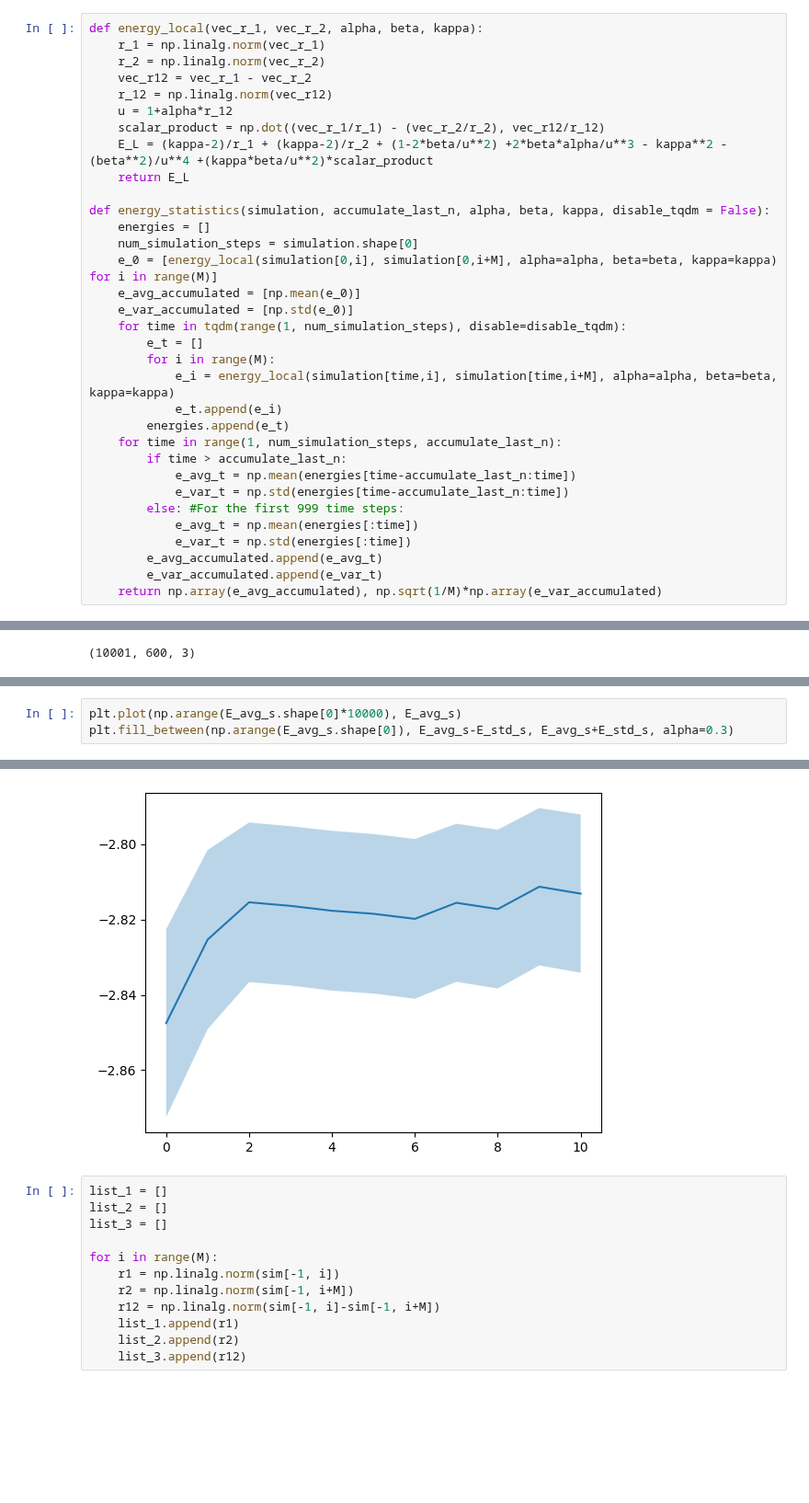
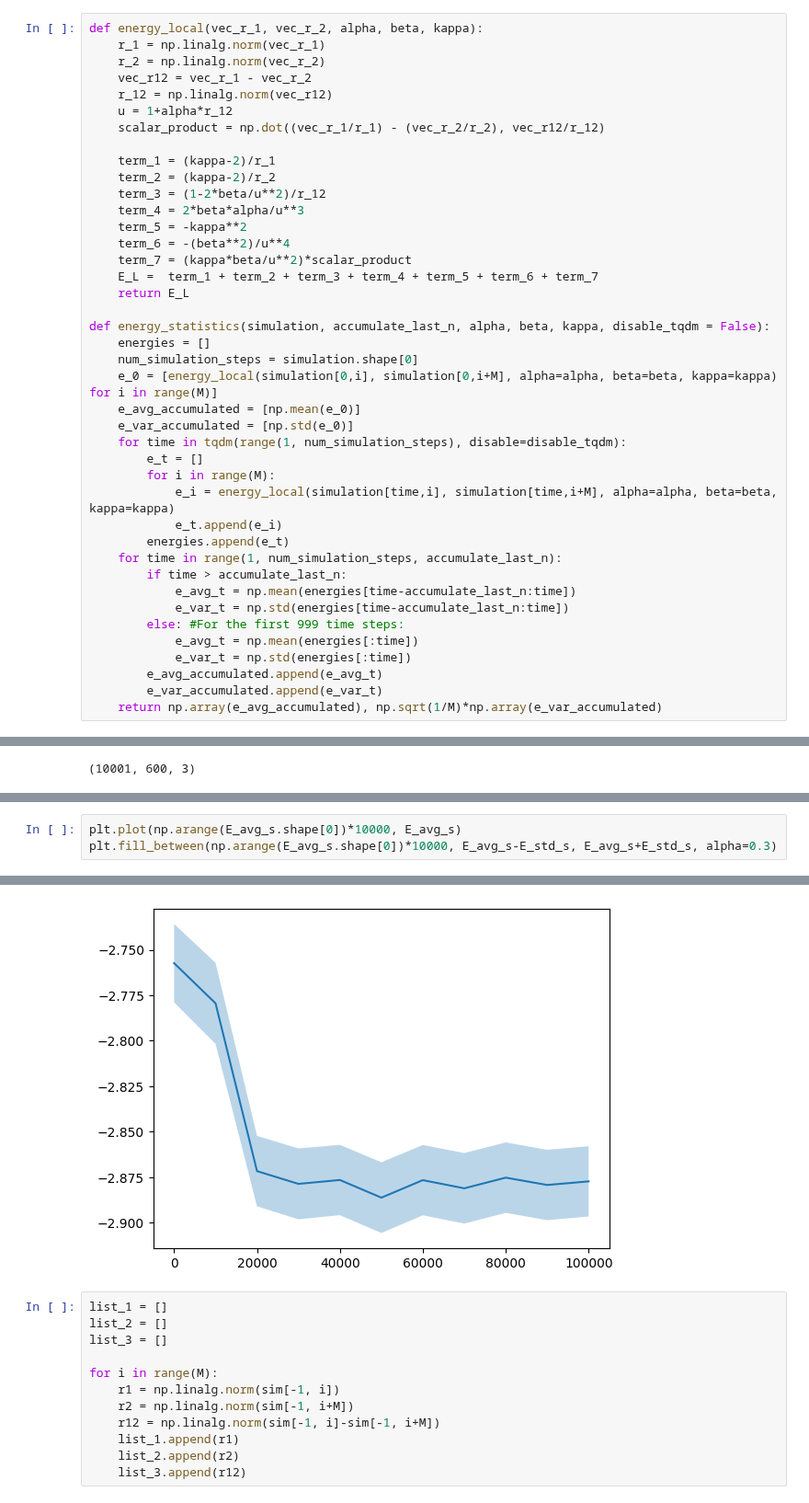
Before and after one commit to corinnawegner/Computational-physics, a Jupyter notebook: Project 5/Problem 1.ipynb, the cells around one changed output, grey strips where cells are left out. Shown at 92% size. Saved outputs shown, nothing was run; the diff lists cells and outputs as text; blank space fills up the shorter version.

```diff
--- a/Project 5/Problem 1.ipynb
+++ b/Project 5/Problem 1.ipynb
@@ -92,7 +92,15 @@ def energy_local(vec_r_1, vec_r_2, alpha, beta, kappa):
     r_12 = np.linalg.norm(vec_r12)
     u = 1+alpha*r_12
     scalar_product = np.dot((vec_r_1/r_1) - (vec_r_2/r_2), vec_r12/r_12)
-    E_L = (kappa-2)/r_1 + (kappa-2)/r_2 + (1-2*beta/u**2) +2*beta*alpha/u**3 - kappa**2 - (beta**2)/u**4 +(kappa*beta/u**2)*scalar_product
+
+    term_1 = (kappa-2)/r_1
+    term_2 = (kappa-2)/r_2
+    term_3 = (1-2*beta/u**2)/r_12
+    term_4 = 2*beta*alpha/u**3
+    term_5 = -kappa**2
+    term_6 = -(beta**2)/u**4
+    term_7 = (kappa*beta/u**2)*scalar_product
+    E_L =  term_1 + term_2 + term_3 + term_4 + term_5 + term_6 + term_7
     return E_L
 
 def energy_statistics(simulation, accumulate_last_n, alpha, beta, kappa, disable_tqdm = False):
@@ -156,9 +139,9 @@ ValueError: x and y must have same first dimension, but have shapes (100000,) an
 # %%
-plt.plot(np.arange(E_avg_s.shape[0]*10000), E_avg_s)
-plt.fill_between(np.arange(E_avg_s.shape[0]), E_avg_s-E_std_s, E_avg_s+E_std_s, alpha=0.3)
+plt.plot(np.arange(E_avg_s.shape[0])*10000, E_avg_s)
+plt.fill_between(np.arange(E_avg_s.shape[0])*10000, E_avg_s-E_std_s, E_avg_s+E_std_s, alpha=0.3)
 # %% [output]
 <matplotlib.collections.PolyCollection at 0x...>
-[figure, old version]
+[figure, new version]
 # %%
 list_1 = []
 list_2 = []
```
Also changed, not shown: parts of 6 cells of this notebook.
